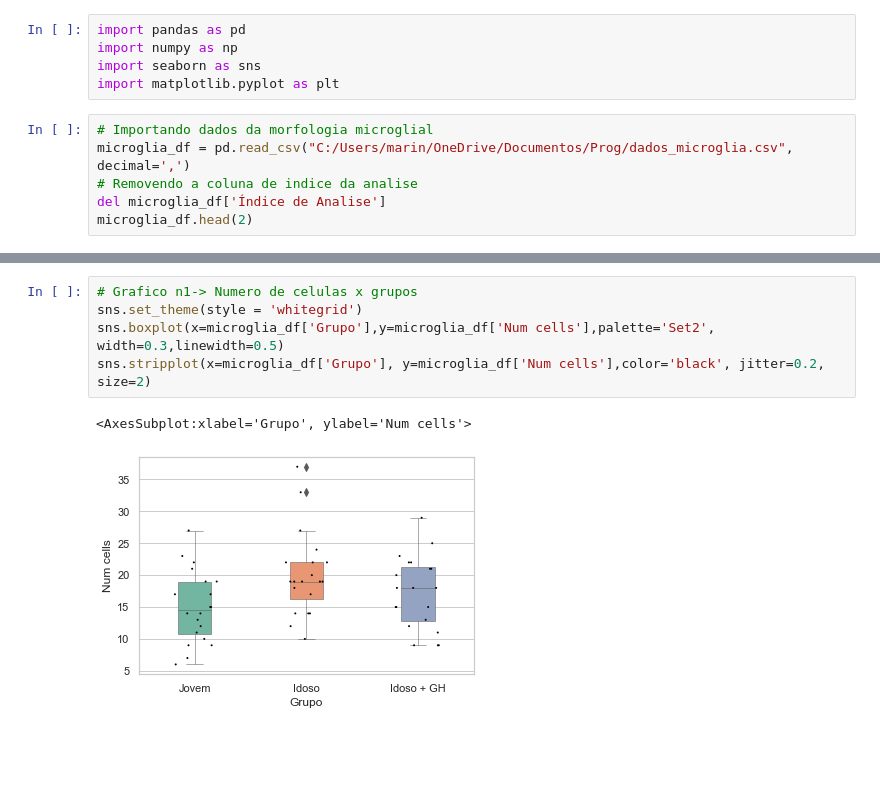
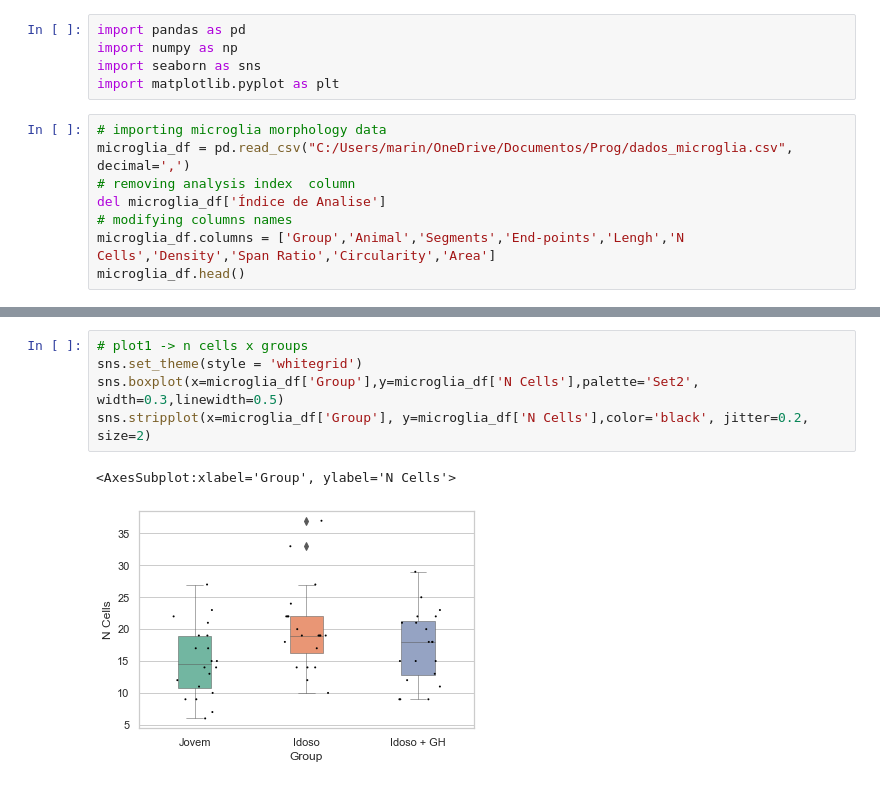
Before and after one commit to marinalemosc/prog_microglia, a Jupyter notebook: prog_microglia.ipynb, the cells around one changed output, grey strips where cells are left out. Cells and saved outputs as stored; diff of their text form; blank space fills up the shorter version.

```diff
--- a/prog_microglia.ipynb
+++ b/prog_microglia.ipynb
@@ -4,9 +4,11 @@ import numpy as np
 import seaborn as sns
 import matplotlib.pyplot as plt
 # %%
-# Importando dados da morfologia microglial
+# importing microglia morphology data
 microglia_df = pd.read_csv("C:/Users/marin/OneDrive/Documentos/Prog/dados_microglia.csv", decimal=',')
-# Removendo a coluna de indice da analise
+# removing analysis index  column
 del microglia_df['Índice de Analise']
-microglia_df.head(2)
+# modifying columns names
+microglia_df.columns = ['Group','Animal','Segments','End-points','Lengh','N Cells','Density','Span Ratio','Circularity','Area']
+microglia_df.head()
 # %% [output]
@@ -16,8 +34,8 @@ microglia_df.head(2)
 # %%
-# Grafico n1-> Numero de celulas x grupos
+# plot1 -> n cells x groups
 sns.set_theme(style = 'whitegrid')
-sns.boxplot(x=microglia_df['Grupo'],y=microglia_df['Num cells'],palette='Set2', width=0.3,linewidth=0.5)
-sns.stripplot(x=microglia_df['Grupo'], y=microglia_df['Num cells'],color='black', jitter=0.2, size=2)
+sns.boxplot(x=microglia_df['Group'],y=microglia_df['N Cells'],palette='Set2', width=0.3,linewidth=0.5)
+sns.stripplot(x=microglia_df['Group'], y=microglia_df['N Cells'],color='black', jitter=0.2, size=2)
 # %% [output]
-<AxesSubplot:xlabel='Grupo', ylabel='Num cells'>
+<AxesSubplot:xlabel='Group', ylabel='N Cells'>
-[figure, old version]
+[figure, new version]
```
Also changed, not shown: parts of 4 cells of this notebook.
